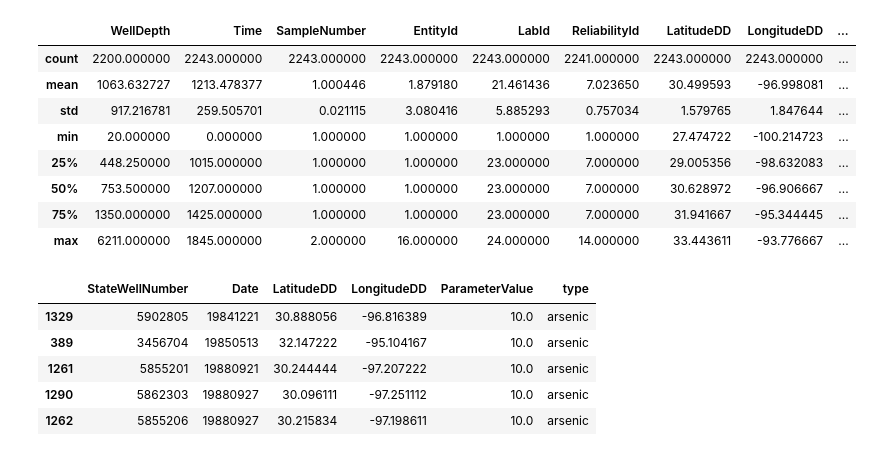
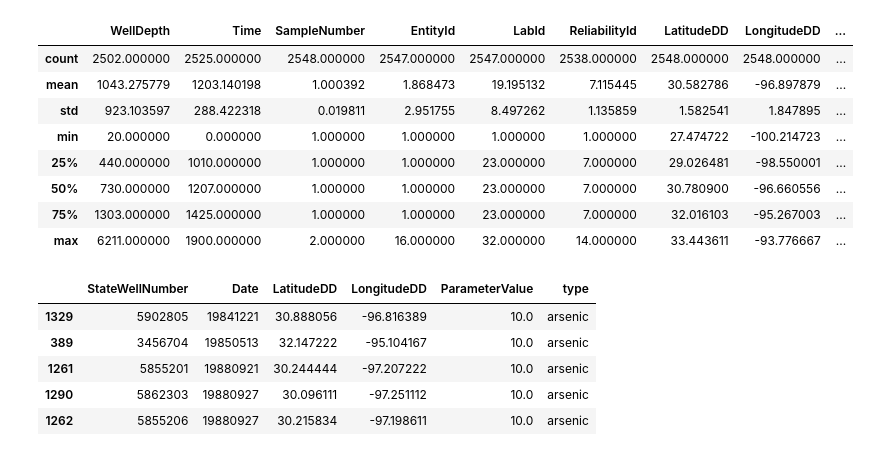
Before and after one commit to SU-Hongs/UROP_mining, a Jupyter notebook: groundwater/groundwater.ipynb, the cells around one changed output. Drawn from its saved outputs; the diff is of its cells as text; code cells hidden in the pictures.

```diff
--- a/groundwater/groundwater.ipynb
+++ b/groundwater/groundwater.ipynb
@@ -26,14 +27,14 @@ vanadium = pd.read_csv("data/vanadium.csv")
 # uranium = pd.read_csv("data/uranium.csv")
 # %%
-vanadium.describe()
+arsenic.describe()
 # %% [output]
 |  | WellDepth | Time | SampleNumber | EntityId | LabId | ReliabilityId | LatitudeDD | LongitudeDD | ... |
-| count | 2200.000000 | 2243.000000 | 2243.000000 | 2243.000000 | 2243.000000 | 2241.000000 | 2243.000000 | 2243.000000 | ... |
-| mean | 1063.632727 | 1213.478377 | 1.000446 | 1.879180 | 21.461436 | 7.023650 | 30.499593 | -96.998081 | ... |
-| std | 917.216781 | 259.505701 | 0.021115 | 3.080416 | 5.885293 | 0.757034 | 1.579765 | 1.847644 | ... |
+| count | 2502.000000 | 2525.000000 | 2548.000000 | 2547.000000 | 2547.000000 | 2538.000000 | 2548.000000 | 2548.000000 | ... |
+| mean | 1043.275779 | 1203.140198 | 1.000392 | 1.868473 | 19.195132 | 7.115445 | 30.582786 | -96.897879 | ... |
+| std | 923.103597 | 288.422318 | 0.019811 | 2.951755 | 8.497262 | 1.135859 | 1.582541 | 1.847895 | ... |
 | min | 20.000000 | 0.000000 | 1.000000 | 1.000000 | 1.000000 | 1.000000 | 27.474722 | -100.214723 | ... |
-| 25% | 448.250000 | 1015.000000 | 1.000000 | 1.000000 | 23.000000 | 7.000000 | 29.005356 | -98.632083 | ... |
-| 50% | 753.500000 | 1207.000000 | 1.000000 | 1.000000 | 23.000000 | 7.000000 | 30.628972 | -96.906667 | ... |
-| 75% | 1350.000000 | 1425.000000 | 1.000000 | 1.000000 | 23.000000 | 7.000000 | 31.941667 | -95.344445 | ... |
-| max | 6211.000000 | 1845.000000 | 2.000000 | 16.000000 | 24.000000 | 14.000000 | 33.443611 | -93.776667 | ... |
+| 25% | 440.000000 | 1010.000000 | 1.000000 | 1.000000 | 23.000000 | 7.000000 | 29.026481 | -98.550001 | ... |
+| 50% | 730.000000 | 1207.000000 | 1.000000 | 1.000000 | 23.000000 | 7.000000 | 30.780900 | -96.660556 | ... |
+| 75% | 1303.000000 | 1425.000000 | 1.000000 | 1.000000 | 23.000000 | 7.000000 | 32.016103 | -95.267003 | ... |
+| max | 6211.000000 | 1900.000000 | 2.000000 | 16.000000 | 32.000000 | 14.000000 | 33.443611 | -93.776667 | ... |
 # %%
```
Also changed, not shown: parts of 22 cells of this notebook.
